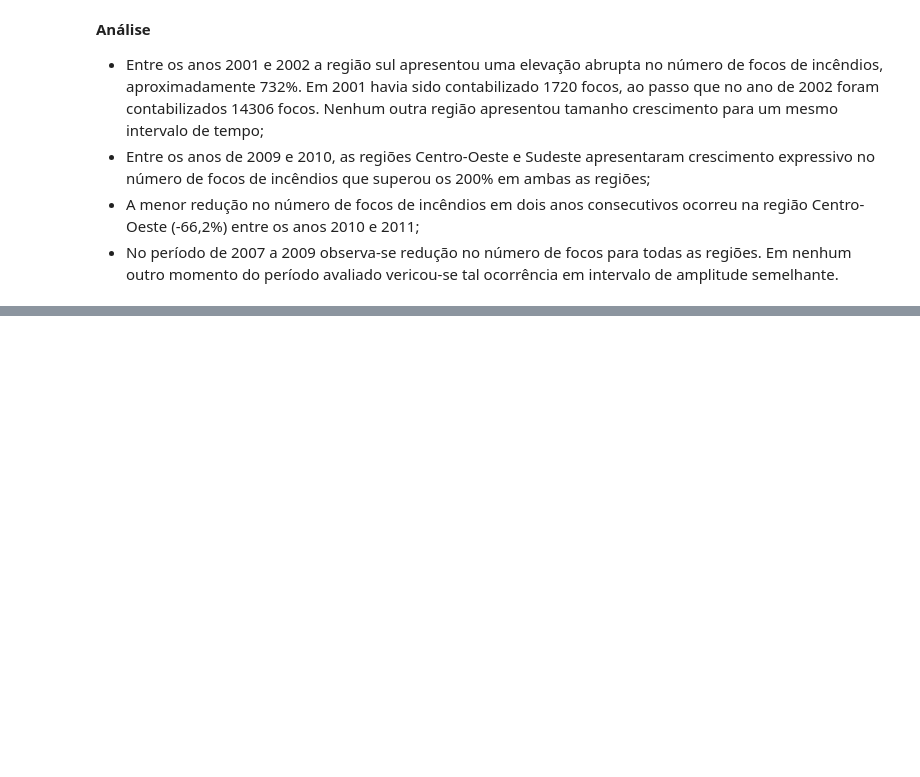
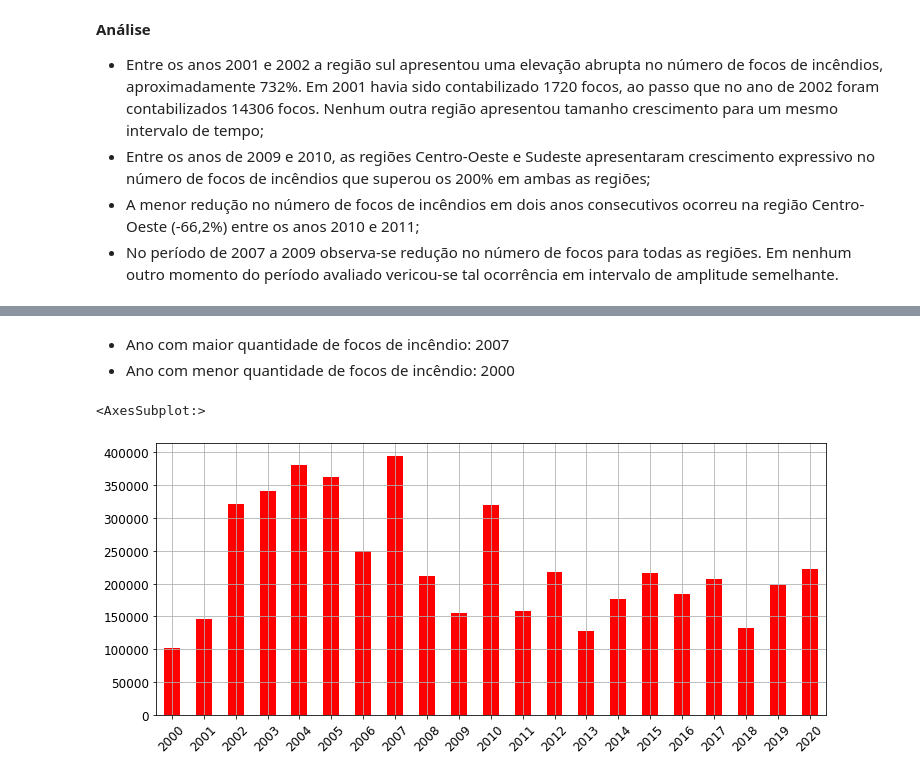
Before and after one commit to wanderson-r-marques/analise-dos-dados-de-queimadas, a Jupyter notebook: analise_geral_entre_regioes.ipynb, the cells around one changed output, grey strips where cells are left out. Cells and saved outputs as stored; diff of their text form; code cells hidden in the pictures; blank space fills up the shorter version.

```diff
--- a/analise_geral_entre_regioes.ipynb
+++ b/analise_geral_entre_regioes.ipynb
@@ -369,0 +397,8 @@ df_variacao_percentual.describe()
+# %% [markdown]
+* Ano com maior quantidade de focos de incêndio: 2007
+* Ano com menor quantidade de focos de incêndio: 2000
+# %%
+df_total_focos.sum().plot.bar(rot=45, color='r',fontsize=12, figsize=(12,5), grid=True)
+# %% [output]
+<AxesSubplot:>
+[figure, added]
```
Also changed, not shown: parts of 5 cells of this notebook, 2 other files.
